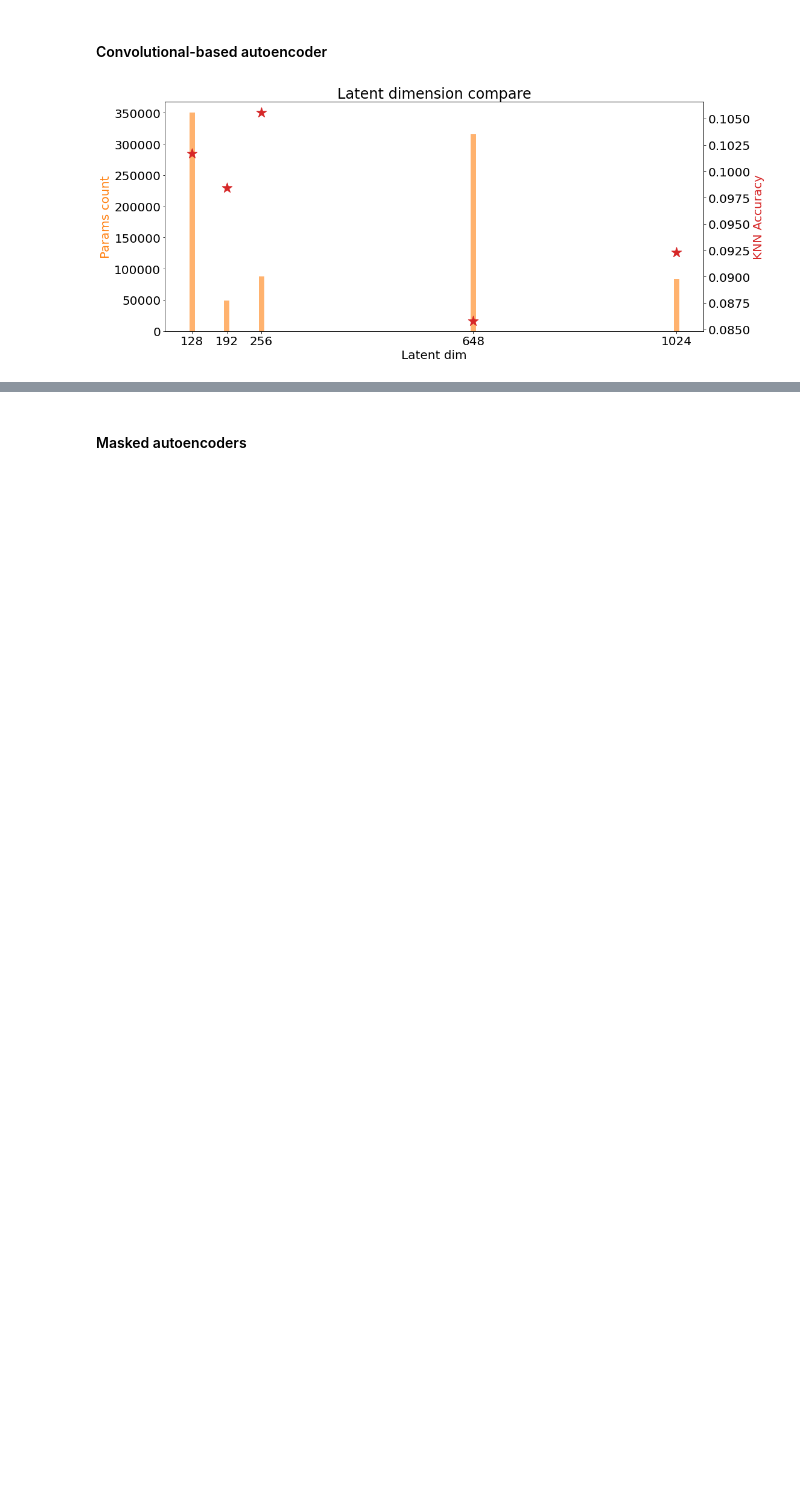
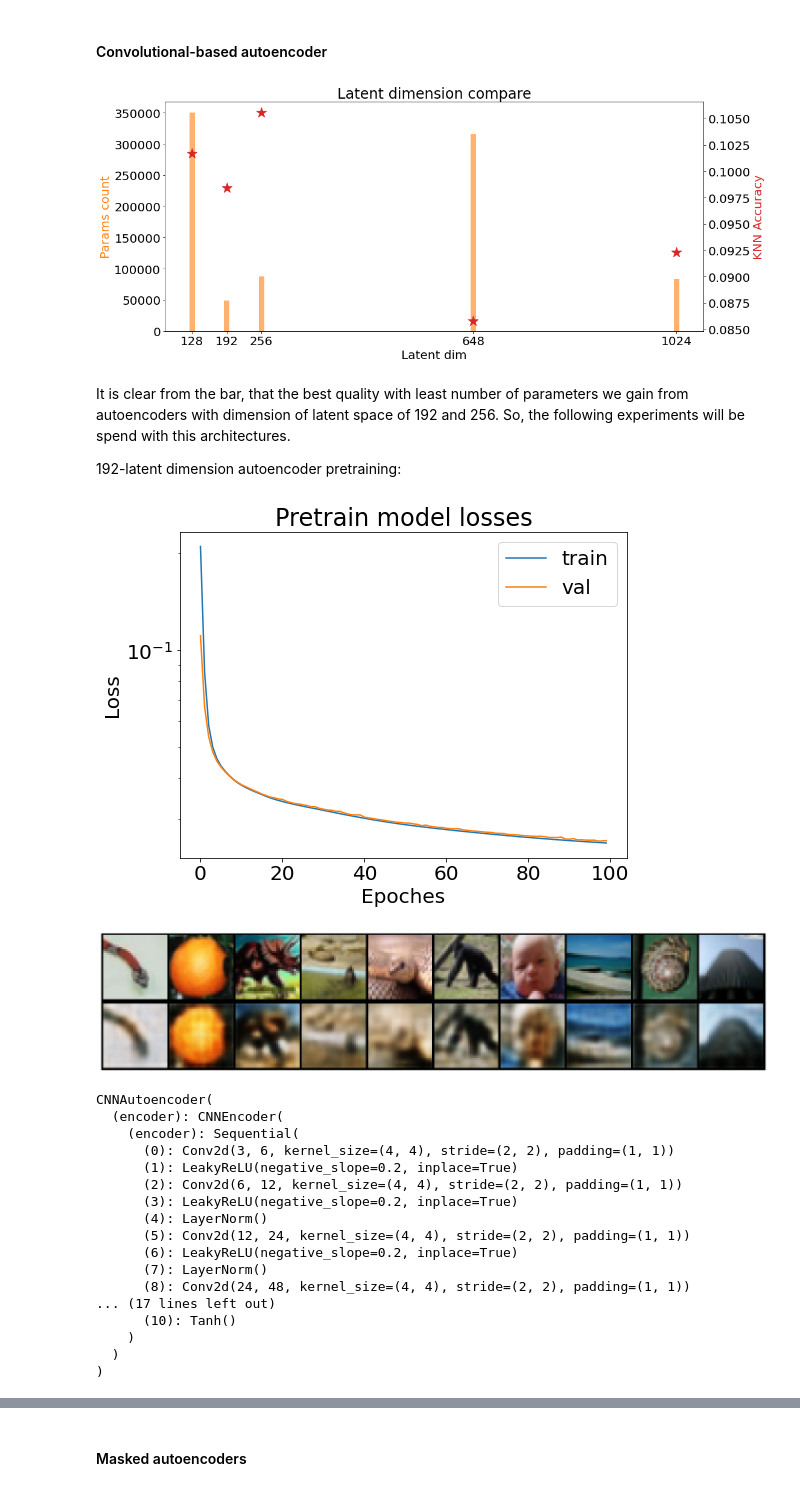
Before and after one commit to johanDDC/MIL_autoencoder, a Jupyter notebook: notebooks/experiments.ipynb, the cells around one changed output, grey strips where cells are left out. Drawn from its saved outputs; the diff is of its cells as text; code cells hidden in the pictures; blank space fills up the shorter version.

```diff
--- a/notebooks/experiments.ipynb
+++ b/notebooks/experiments.ipynb
@@ -237,3 +264,33 @@ ax2.set_ylabel("KNN Accuracy", color="C3")
 plt.show()
 # %% [output]
 [figure]
+# %% [markdown]
+It is clear from the bar, that the best quality with least number of parameters we
+gain from autoencoders with dimension of latent space of 192 and 256. So, the
+following experiments will be spend with this architectures.
+
+192-latent dimension autoencoder pretraining:
+# %%
+config = CAEConfig
+constructor = CNNAutoencoder
+experiment(config, constructor)
+# %% [output]
+[figure, added]
+[figure, added]
+CNNAutoencoder(
+  (encoder): CNNEncoder(
+    (encoder): Sequential(
+      (0): Conv2d(3, 6, kernel_size=(4, 4), stride=(2, 2), padding=(1, 1))
+      (1): LeakyReLU(negative_slope=0.2, inplace=True)
+      (2): Conv2d(6, 12, kernel_size=(4, 4), stride=(2, 2), padding=(1, 1))
+      (3): LeakyReLU(negative_slope=0.2, inplace=True)
+      (4): LayerNorm()
+      (5): Conv2d(12, 24, kernel_size=(4, 4), stride=(2, 2), padding=(1, 1))
+      (6): LeakyReLU(negative_slope=0.2, inplace=True)
+      (7): LayerNorm()
+      (8): Conv2d(24, 48, kernel_size=(4, 4), stride=(2, 2), padding=(1, 1))
+... (17 lines left out)
+      (10): Tanh()
+    )
+  )
+)
```
Also changed, not shown: parts of 19 cells of this notebook, 4 other files.
